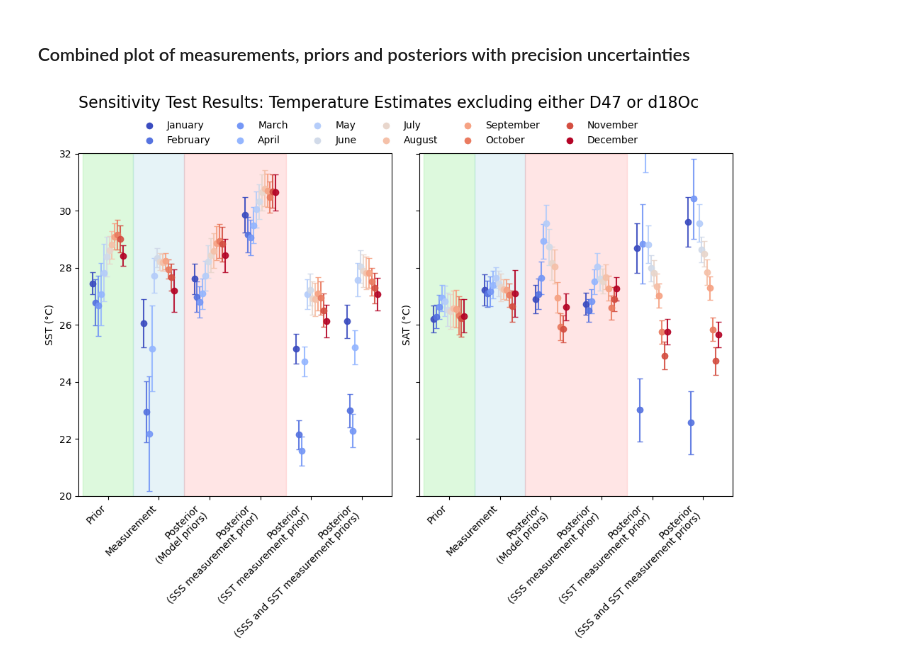
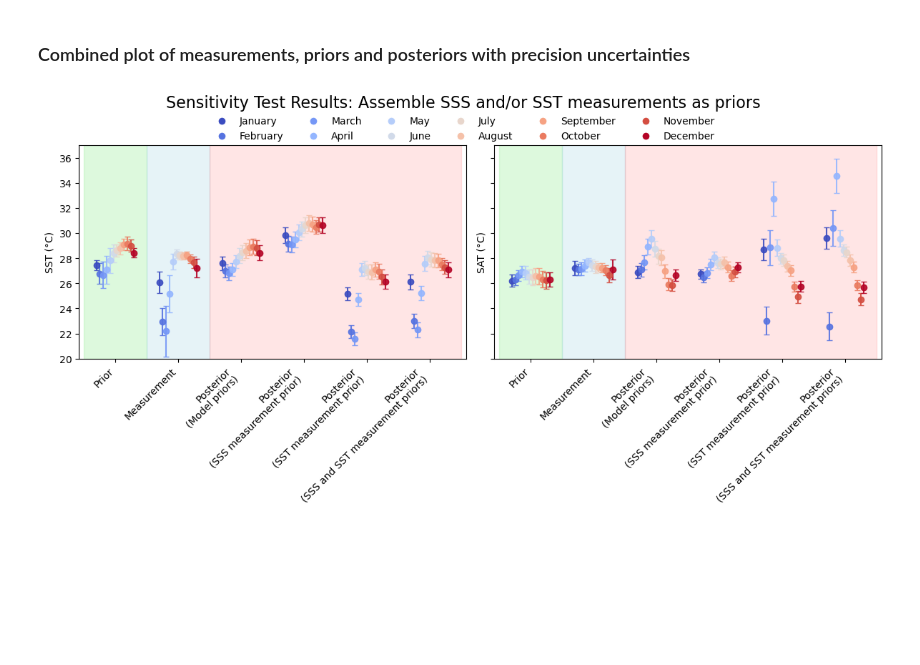
Before and after one commit to nielsjdewinter/SeasonalDA_script, a Jupyter notebook: Seasonal_DA_Modern_Panama_SST_SAT_SSS_precip_SSS_SST_measurements_as_priors_plot.ipynb, the cells around one changed output. Saved outputs shown, nothing was run; the diff lists cells and outputs as text; code cells hidden in the pictures; blank space fills up the shorter version.

```diff
--- a/Seasonal_DA_Modern_Panama_SST_SAT_SSS_precip_SSS_SST_measurements_as_priors_plot.ipynb
+++ b/Seasonal_DA_Modern_Panama_SST_SAT_SSS_precip_SSS_SST_measurements_as_priors_plot.ipynb
@@ -64,7 +64,7 @@ SAT_outcomes_df = pd.DataFrame(SAT_outcomes)
 # %% [markdown]
 ### Combined plot of measurements, priors and posteriors with precision uncertainties
 # %%
-fig, (ax1, ax3) = plt.subplots(1, 2, figsize=(10, 8), sharey=True)
+fig, (ax1, ax3) = plt.subplots(1, 2, figsize=(12, 6), sharey=True)
 fig.subplots_adjust(hspace=0.3)
 
 # Columns to plot (mu + corresponding std) and nicer xlabels
@@ -95,7 +95,7 @@ for i, idx in enumerate(SST_outcomes_df.index):
     means = SST_outcomes_df.loc[idx, mu_cols_sst].values.astype(float)
     errs = SST_outcomes_df.loc[idx, std_cols_sst].values.astype(float)
     ax1.errorbar(x + x_offsets[i], means, yerr=errs, capsize=3, fmt='o', color=colors[i], alpha=0.9)
-ax1.set_ylim(20, 32) # Equalize vertical axes between plot panels
+ax1.set_ylim(20, 37) # Equalize vertical axes between plot panels
 # Add light green rectangle to highlight prior
 ax1.add_patch(
     Rectangle(
@@ -120,7 +120,7 @@ ax1.add_patch(
 ax1.add_patch(
     Rectangle(
         (1.5, ax1.get_ylim()[0]),  # (x,y)
-        2,         # width
+        4,         # width
         ax1.get_ylim()[1] - ax1.get_ylim()[0],  # height
         color='red',
         alpha=0.1,
@@ -135,7 +135,7 @@ for i, idx in enumerate(SAT_outcomes_df.index):
     means = SAT_outcomes_df.loc[idx, mu_cols_sat].values.astype(float)
     errs = SAT_outcomes_df.loc[idx, std_cols_sat].values.astype(float)
     ax3.errorbar(x + x_offsets[i], means, yerr=errs, capsize=3, fmt='o', color=colors[i], alpha=0.9)
-ax3.set_ylim(20, 32) # Equalize vertical axes between plot panels
+ax3.set_ylim(20, 37) # Equalize vertical axes between plot panels
 # Add light green rectangle to highlight prior
 ax3.add_patch(
     Rectangle(
@@ -150,33 +150,33 @@ ax3.add_patch(
 ax3.add_patch(
     Rectangle(
         (0.5, ax3.get_ylim()[0]),  # (x,y)
         1,                          # width
         ax3.get_ylim()[1] - ax3.get_ylim()[0],  # height
         color='lightblue',
         alpha=0.3,
     )
 )
 # Add light red rectangle to highlight posteriors
 ax3.add_patch(
     Rectangle(
         (1.5, ax3.get_ylim()[0]),  # (x,y)
-        2,         # width
+        4,         # width
         ax3.get_ylim()[1] - ax3.get_ylim()[0],  # height
         color='red',
         alpha=0.1,
     )
 )
 ax3.set_xticks(x)
 ax3.set_xticklabels(xlabels, rotation=45, ha="right")
 ax3.set_ylabel("SAT (°C)")
 
 # build shared legend (ordered according to legend_labels)
 proxy_handles = [Line2D([0], [0], marker='o', color='w', markerfacecolor=colors[i], markersize=8, linestyle='')
                  for i in range(len(legend_labels))]
 fig.legend(proxy_handles, legend_labels, loc="upper center", bbox_to_anchor=(0.5, 0.95), ncol=6, frameon=False)
 
-plt.suptitle('Sensitivity Test Results: Temperature Estimates excluding either D47 or d18Oc', fontsize=16)
+plt.suptitle('Sensitivity Test Results: Assemble SSS and/or SST measurements as priors', fontsize=16)
 plt.tight_layout(rect=[0, 0, 1, 0.95])
 plt.show()
 # %% [output]
-[figure, old version]
+[figure, new version]
```
Also changed, not shown: 15 other files.
